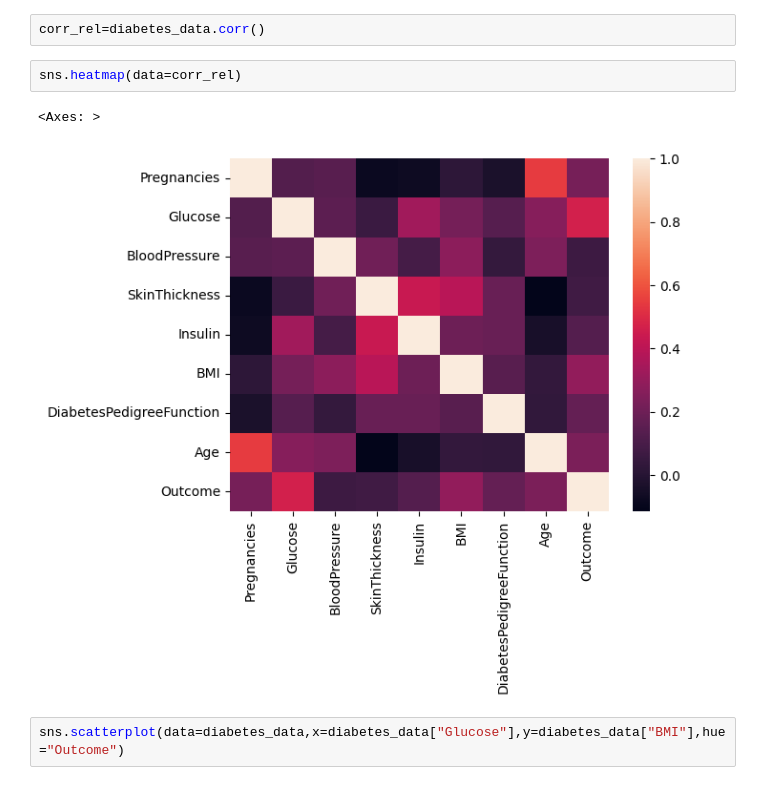
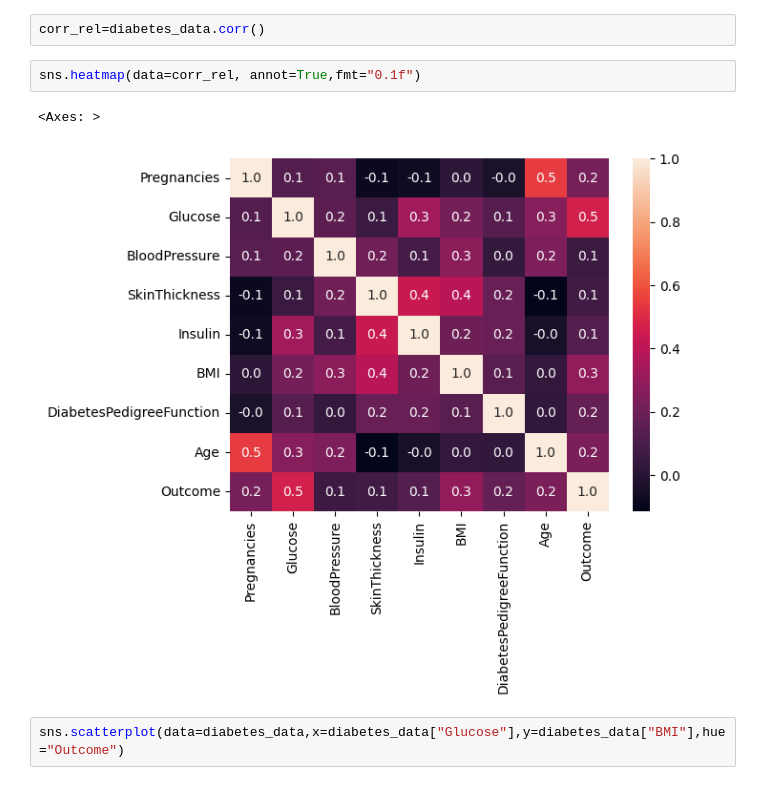
Before and after one commit to Kishan-hyalij/Diabetes_Prediction, a Jupyter notebook: jypyter-DP.ipynb, the cells around one changed output. Saved outputs shown, nothing was run; the diff lists cells and outputs as text.

```diff
--- a/jypyter-DP.ipynb
+++ b/jypyter-DP.ipynb
@@ -91,10 +92,10 @@ dtype: int64
 # %%
 corr_rel=diabetes_data.corr()
 # %%
-sns.heatmap(data=corr_rel)
+sns.heatmap(data=corr_rel, annot=True,fmt="0.1f")
 # %% [output]
 <Axes: >
-[figure, old version]
+[figure, new version]
 # %%
 sns.scatterplot(data=diabetes_data,x=diabetes_data["Glucose"],y=diabetes_data["BMI"],hue="Outcome")
 # %% [output]
```
Also changed, not shown: parts of 14 cells of this notebook, 1 other file.
